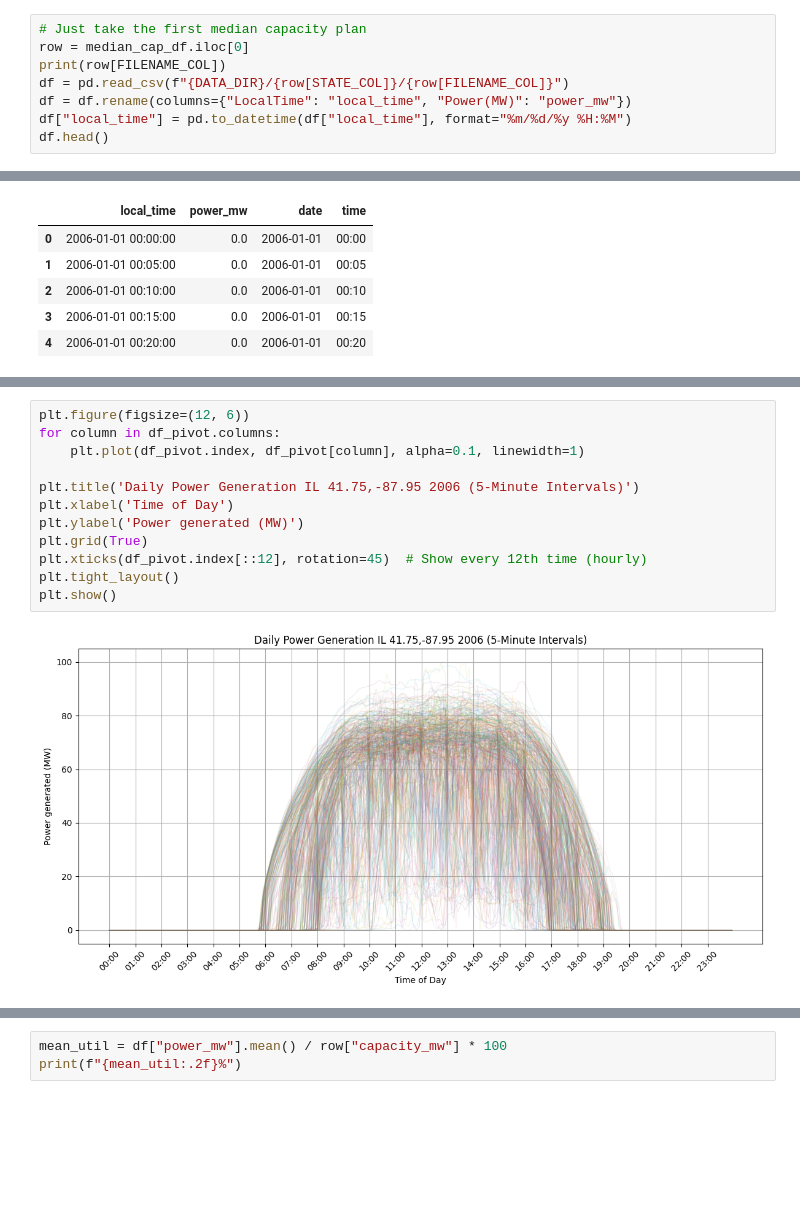
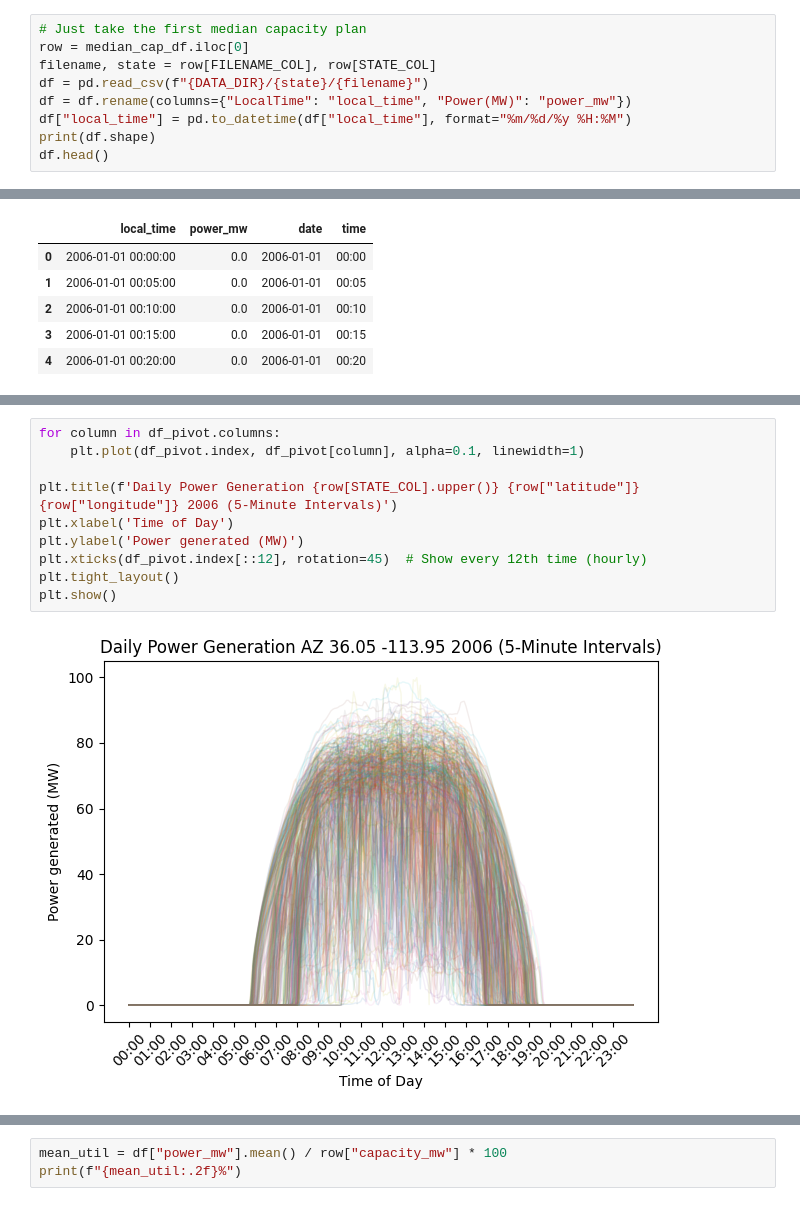
Before and after one commit to alecchendev/solar, a Jupyter notebook: solar_modeling.ipynb, the cells around one changed output, grey strips where cells are left out. Saved outputs shown, nothing was run; the diff lists cells and outputs as text; blank space fills up the shorter version.

```diff
--- a/solar_modeling.ipynb
+++ b/solar_modeling.ipynb
@@ -441,9 +356,10 @@ median_cap_df
 # %%
 # Just take the first median capacity plan
 row = median_cap_df.iloc[0]
-print(row[FILENAME_COL])
-df = pd.read_csv(f"{DATA_DIR}/{row[STATE_COL]}/{row[FILENAME_COL]}")
+filename, state = row[FILENAME_COL], row[STATE_COL]
+df = pd.read_csv(f"{DATA_DIR}/{state}/{filename}")
 df = df.rename(columns={"LocalTime": "local_time", "Power(MW)": "power_mw"})
 df["local_time"] = pd.to_datetime(df["local_time"], format="%m/%d/%y %H:%M")
+print(df.shape)
 df.head()
 # %% [output]
@@ -531,15 +423,13 @@ df_pivot
 # %%
-plt.figure(figsize=(12, 6))
 for column in df_pivot.columns:
     plt.plot(df_pivot.index, df_pivot[column], alpha=0.1, linewidth=1)
 
-plt.title('Daily Power Generation IL 41.75,-87.95 2006 (5-Minute Intervals)')
+plt.title(f'Daily Power Generation {row[STATE_COL].upper()} {row["latitude"]} {row["longitude"]} 2006 (5-Minute Intervals)')
 plt.xlabel('Time of Day')
 plt.ylabel('Power generated (MW)')
-plt.grid(True)
 plt.xticks(df_pivot.index[::12], rotation=45)  # Show every 12th time (hourly)
 plt.tight_layout()
 plt.show()
 # %% [output]
-[figure, old version]
+[figure, new version]
 # %%
```
Also changed, not shown: parts of 79 cells of this notebook.
